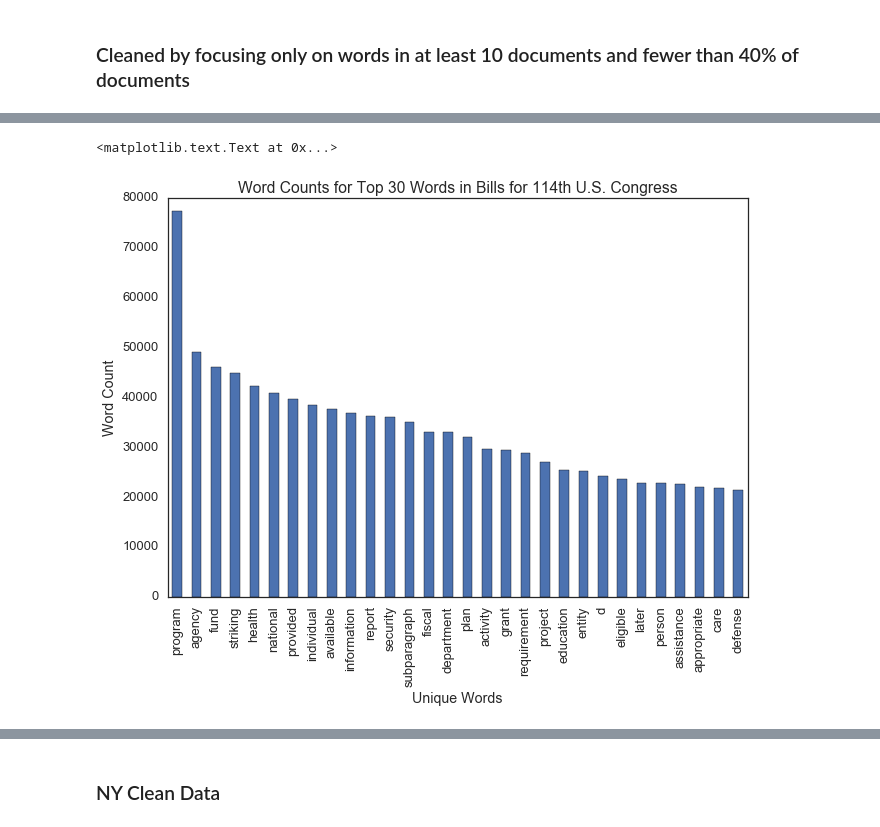
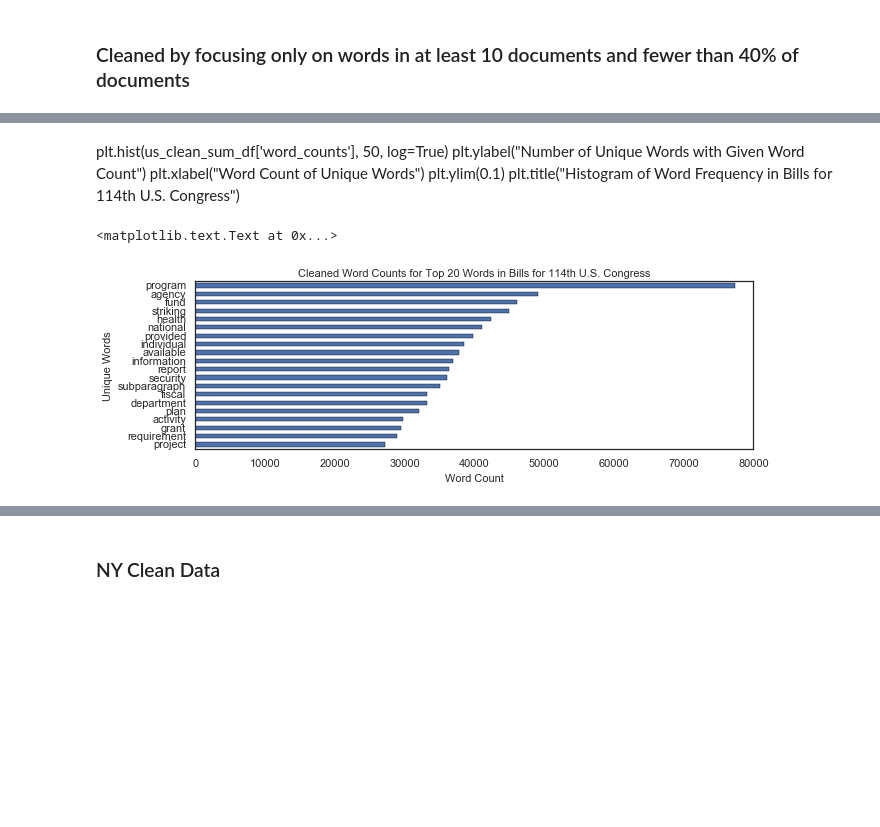
Before and after one commit to joelmpiper/bill_taxonomy, a Jupyter notebook: notebooks/Slide_Builder.ipynb, the cells around one changed output, grey strips where cells are left out. Cells and saved outputs as stored; diff of their text form; code cells hidden in the pictures; blank space fills up the shorter version.

```diff
--- a/notebooks/Slide_Builder.ipynb
+++ b/notebooks/Slide_Builder.ipynb
@@ -198,0 +108,3 @@ plt.show()
+# %%
+label_size = 11
+figsize = (10, 3)
@@ -205,6 +172,6 @@ us_clean_tf_text = us_clean_vect.fit_transform(us_tuples)
 # %%
-us_clean_column_sums = us_clean_tf_text.sum(axis=0)
+us_clean_column_sums = us_tf_text_clean.sum(axis=0)
 # %%
-us_clean_sum_df = pd.DataFrame(us_clean_column_sums.transpose(), index=us_clean_vect.get_feature_names(), columns=['word_counts'])
+us_clean_sum_df = pd.DataFrame(us_clean_column_sums.transpose(), index=us_tf_vect_clean.get_feature_names(), columns=['word_counts'])
 # %%
-us_clean_top_30 = us_clean_sum_df.sort_values(by='word_counts', ascending=False)[0:30]
+us_clean_top_20 = us_clean_sum_df.sort_values(by='word_counts', ascending=False)[0:20]
@@ -220,8 +178,16 @@ plt.title("Histogram of Word Frequency in Bills for 114th U.S. Congress")
+# %% [markdown]
+plt.hist(us_clean_sum_df['word_counts'], 50, log=True)
+plt.ylabel("Number of Unique Words with Given Word Count")
+plt.xlabel("Word Count of Unique Words")
+plt.ylim(0.1)
+plt.title("Histogram of Word Frequency in Bills for 114th U.S. Congress")
 # %%
-us_clean_top_30.plot(kind='bar', legend=None)
-plt.ylabel("Word Count")
-plt.xlabel("Unique Words")
-plt.title("Word Counts for Top 30 Words in Bills for 114th U.S. Congress")
+us_clean_top_20.sort_values(by='word_counts').plot(kind='barh', legend=None, figsize=figsize)
+plt.ylabel("Unique Words", size=label_size)
+plt.xlabel("Word Count", size=label_size)
+plt.yticks(size=label_size)
+plt.xticks(size=label_size)
+plt.title("Cleaned Word Counts for Top 20 Words in Bills for 114th U.S. Congress", size=label_size)
 # %% [output]
 <matplotlib.text.Text at 0x...>
-[figure, old version]
+[figure, new version]
```
Also changed, not shown: parts of 161 cells of this notebook, 9 other files.
